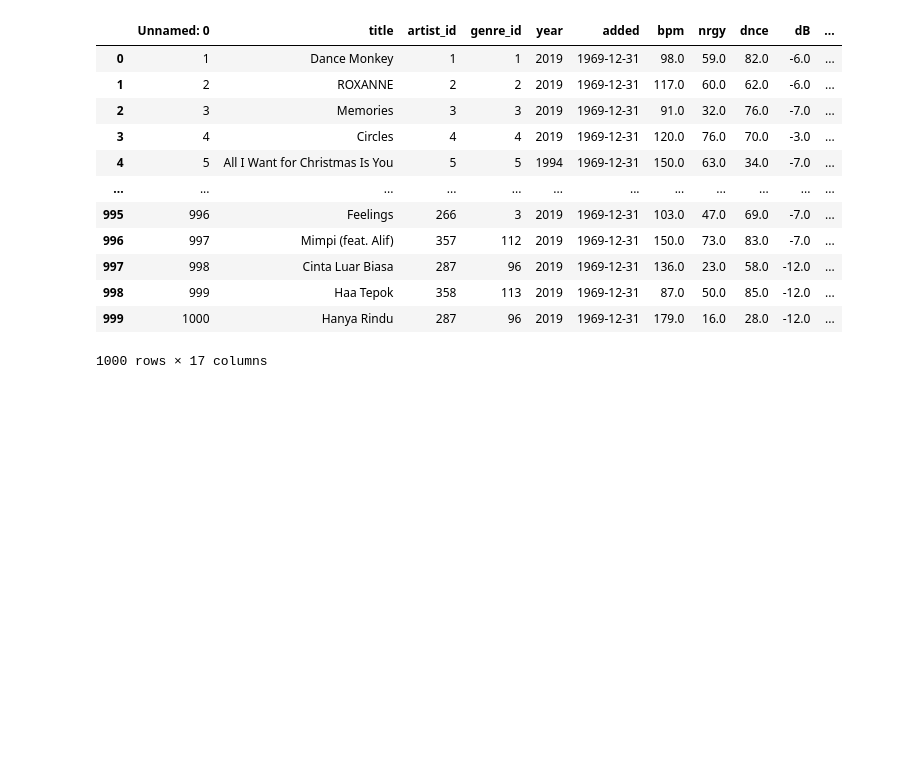
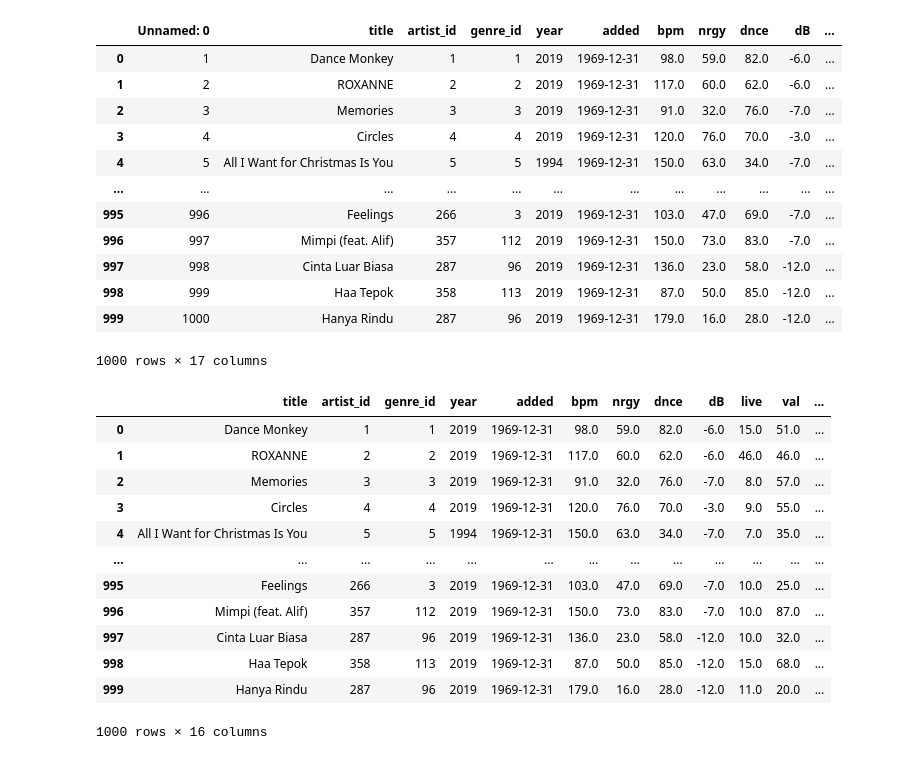
Before and after one commit to demonvaa/proyecto_Spotify, a Jupyter notebook: Untitled-3.ipynb, the cells around one changed output. Saved outputs shown, nothing was run; the diff lists cells and outputs as text; code cells hidden in the pictures; blank space fills up the shorter version.

```diff
--- a/Untitled-3.ipynb
+++ b/Untitled-3.ipynb
@@ -184,3 +233,20 @@ df
 | 998 | 999 | Haa Tepok | 358 | 113 | 2019 | 1969-12-31 | 87.0 | 50.0 | 85.0 | -12.0 | ... |
 | 999 | 1000 | Hanya Rindu | 287 | 96 | 2019 | 1969-12-31 | 179.0 | 16.0 | 28.0 | -12.0 | ... |
 1000 rows × 17 columns
+# %%
+df = df.drop(columns=["Unnamed: 0"])
+df
+# %% [output]
+|  | title | artist_id | genre_id | year | added | bpm | nrgy | dnce | dB | live | val | ... |
+| 0 | Dance Monkey | 1 | 1 | 2019 | 1969-12-31 | 98.0 | 59.0 | 82.0 | -6.0 | 15.0 | 51.0 | ... |
+| 1 | ROXANNE | 2 | 2 | 2019 | 1969-12-31 | 117.0 | 60.0 | 62.0 | -6.0 | 46.0 | 46.0 | ... |
+| 2 | Memories | 3 | 3 | 2019 | 1969-12-31 | 91.0 | 32.0 | 76.0 | -7.0 | 8.0 | 57.0 | ... |
+| 3 | Circles | 4 | 4 | 2019 | 1969-12-31 | 120.0 | 76.0 | 70.0 | -3.0 | 9.0 | 55.0 | ... |
+| 4 | All I Want for Christmas Is You | 5 | 5 | 1994 | 1969-12-31 | 150.0 | 63.0 | 34.0 | -7.0 | 7.0 | 35.0 | ... |
+| ... | ... | ... | ... | ... | ... | ... | ... | ... | ... | ... | ... | ... |
+| 995 | Feelings | 266 | 3 | 2019 | 1969-12-31 | 103.0 | 47.0 | 69.0 | -7.0 | 10.0 | 25.0 | ... |
+| 996 | Mimpi (feat. Alif) | 357 | 112 | 2019 | 1969-12-31 | 150.0 | 73.0 | 83.0 | -7.0 | 10.0 | 87.0 | ... |
+| 997 | Cinta Luar Biasa | 287 | 96 | 2019 | 1969-12-31 | 136.0 | 23.0 | 58.0 | -12.0 | 10.0 | 32.0 | ... |
+| 998 | Haa Tepok | 358 | 113 | 2019 | 1969-12-31 | 87.0 | 50.0 | 85.0 | -12.0 | 15.0 | 68.0 | ... |
+| 999 | Hanya Rindu | 287 | 96 | 2019 | 1969-12-31 | 179.0 | 16.0 | 28.0 | -12.0 | 11.0 | 20.0 | ... |
+1000 rows × 16 columns
```
Also changed, not shown: parts of 4 cells of this notebook.
